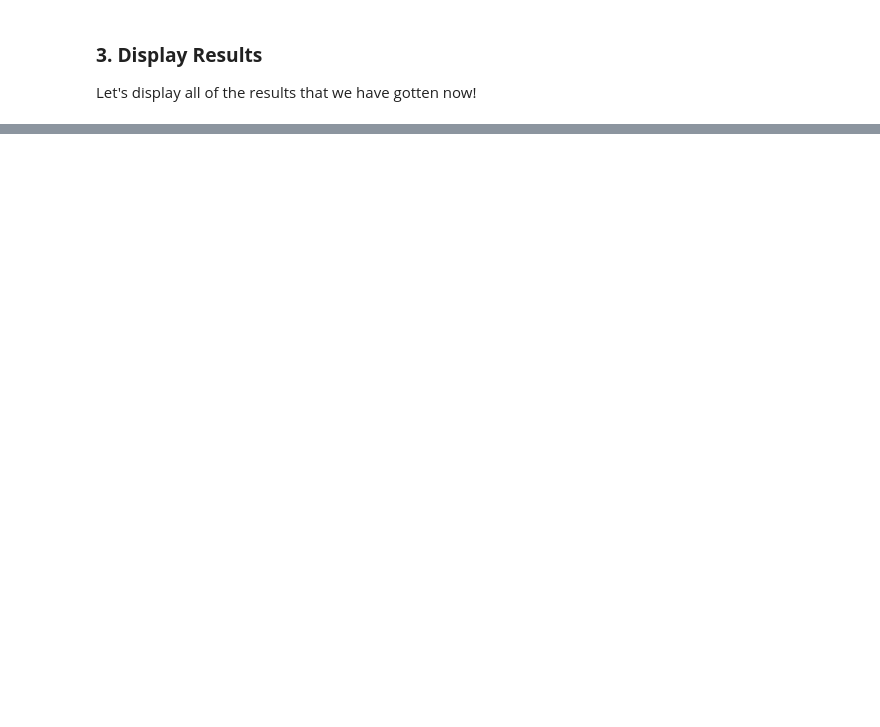
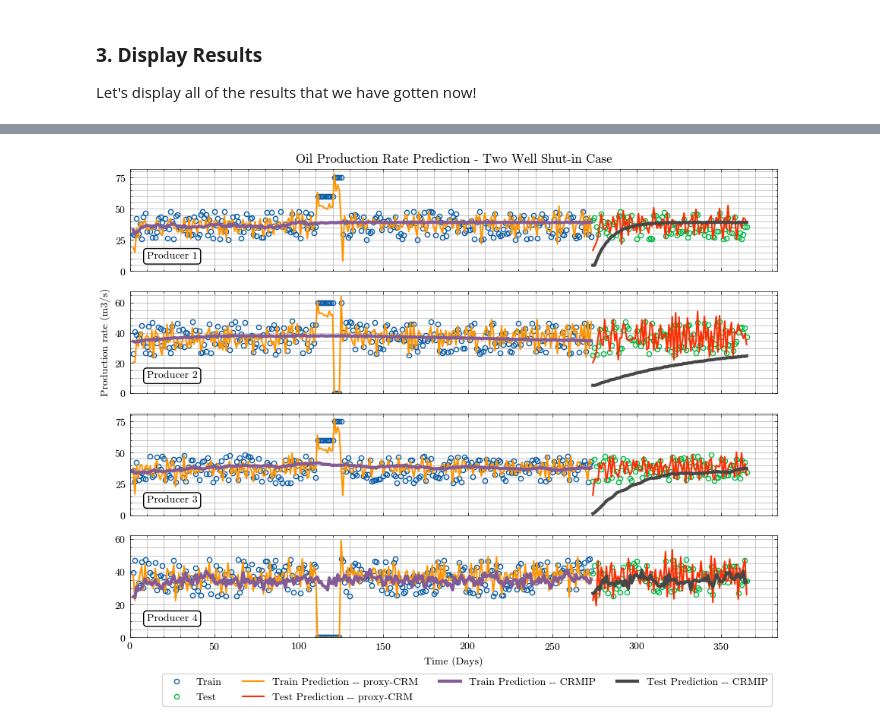
Before and after one commit to leleony/proxy-crm, a Jupyter notebook: main/exampleCase.ipynb, the cells around one changed output, grey strips where cells are left out. Saved outputs shown, nothing was run; the diff lists cells and outputs as text; code cells hidden in the pictures; blank space fills up the shorter version.

```diff
--- a/main/exampleCase.ipynb
+++ b/main/exampleCase.ipynb
@@ -40,6 +38,7 @@ cwi_shut_in1 = pd.read_excel(data_src + "ShutIn1_CWI.xlsx", header=None)
 
 # Two well shut-in case
 prod_shut_in2 = pd.read_excel(data_src + "ShutIn2_PROD.xlsx", header= None)
+oil_prod_shut_in2 = pd.read_excel(data_src + 'ShutIn2_PROD.xlsx', header=None)
 inj_shut_in2 = pd.read_excel(data_src + "ShutIn2_INJ.xlsx", header=None)
 pressure_shut_in2 = pd.read_excel(data_src + "ShutIn2_BHP.xlsx", header=None)
 wor_shut_in2 = pd.read_excel(data_src + "ShutIn2_WOR.xlsx", header=None)
@@ -238,4 +193,4 @@ q_hat_sh1_test_crmip = crm_sh1.predict(injection = inj_shut_in1_test, time = tim
 # %%
 crm_sh2 = CrmCompensated(tau_selection='per-pair', constraints='up-to one')
-crm_sh2.fit(prod_shut_in2_train, press_shut_in2_train, inj_shut_in2_train, time_train[:,0],num_cores=4)
+crm_sh2.fit(oil_prod_shut_in2_train, press_shut_in2_train, inj_shut_in2_train, time_train[:,0],num_cores=4)
 # %% [output]
@@ -243,3 +198,3 @@ KeyboardInterrupt:
 # %%
 q_hat_sh2_crmip = crm_sh2.predict()
-q_hat_sh2_test_crmip = crm_sh2.predict(injection = inj_shut_in2_test, time = time_test[:,0], production = prod_shut_in2_test)
+q_hat_sh2_test_crmip = crm_sh2.predict(injection = inj_shut_in2_test, time = time_test[:,0], production = oil_prod_shut_in2_test)
@@ -298,25 +253,28 @@ fig = plt.show()
 # %%
 fig, axes = plt.subplots(len(prod.columns), figsize=(11, 8), sharex=True)
 
 for i, p in enumerate(prod):
-    axes[i].plot(time_train, prod_shut_in2_train[:,p], label=f"Train")
-    axes[i].plot(time_test, prod_shut_in2_test[:,p], label=f"Test")
+    axes[i].plot(time_train, oil_prod_shut_in2_train[:,p], label=f"Train", marker="o", markerfacecolor='None', markersize=4.5, ls='None')
+    axes[i].plot(time_test, oil_prod_shut_in2_test[:,p], label=f"Test", marker="o", markerfacecolor='None', markersize=4.5, ls='None')
 
-    axes[i].plot(time_train, q_hat_sh2_train[:,p], ls="--", label=f"Train Prediction -- proxy-CRM", lw=2)
-    axes[i].plot(time_test, q_hat_sh2_test[:,p], ls="--", label=f"Test Prediction -- proxy-CRM", lw=2)
+    axes[i].plot(time_train, q_hat_sh2_train[:,p], label=f"Train Prediction -- proxy-CRM", lw=1.5)
+    axes[i].plot(time_test, q_hat_sh2_test[:,p], label=f"Test Prediction -- proxy-CRM", lw=1.5)
 
-    axes[i].plot(time_train, q_hat_sh2_crmip[:,p], ls=":", label=f"Train Prediction -- CRMIP", lw=3)
-    axes[i].plot(time_test, q_hat_sh2_test_crmip[:,p], ls=":", label=f"Test Prediction -- CRMIP", lw=3)
+    axes[i].plot(time_train, q_hat_sh2_crmip[:,p], label=f"Train Prediction -- CRMIP", lw=3)
+    axes[i].plot(time_test, q_hat_sh2_test_crmip[:,p], label=f"Test Prediction -- CRMIP", lw=3)
 
-    axes[i].set(xlim=(0, None), ylim=(0, None), ylabel="Production rate")
-    axes[i].annotate(f"Producer {p+1}", xy=(10, 10), bbox=dict(boxstyle='round,pad=0.3', edgecolor='black', facecolor='white'))
+    axes[i].set(xlim=(0, None), ylim=(0, None))
+    axes[i].annotate(f"Producer {p+1}", xy=(10, 10), bbox=dict(boxstyle='round',pad=0.3, edgecolor='black', facecolor='white'))
     axes[i].grid(visible=True, which='both')
-axes[i].set(xlabel="Time")
-axes[0].set(title='Liquid Production Rate Prediction - Two Well Shut-in Case')
+axes[i].set(xlabel="Time (Days)")
+axes[1].set(ylabel="Production rate (m3/s)")
+axes[0].set(title='Oil Production Rate Prediction - Two Well Shut-in Case')
 
 legend = axes[i].legend(bbox_to_anchor =(1, -0.3), ncol=4, frameon=True)
 
 fig = plt.show()
+# %% [output]
+[figure, added]
 # %%
 connectivity = pd.DataFrame(
     base_pcrm.lambda_ip.reshape(4,5),
```
Also changed, not shown: parts of 29 cells of this notebook, 5 other files.
